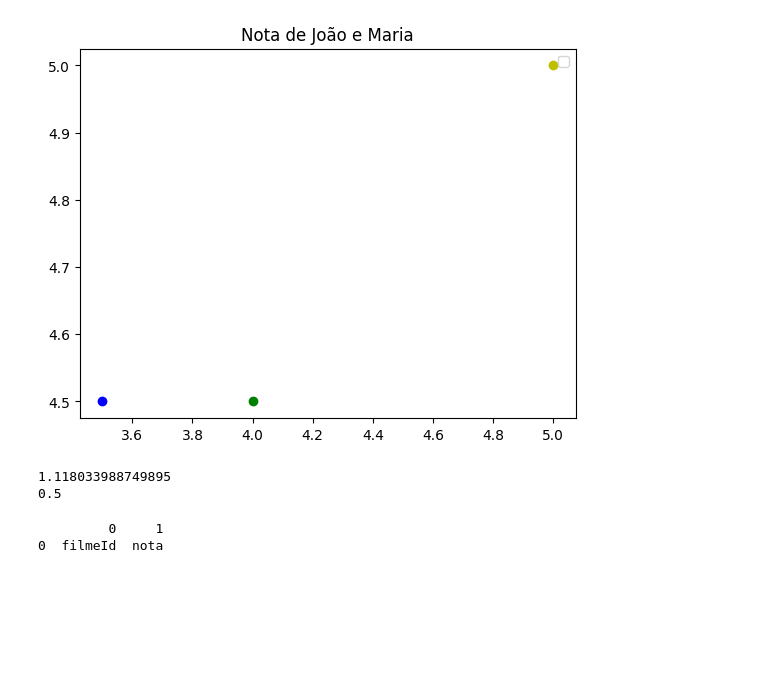
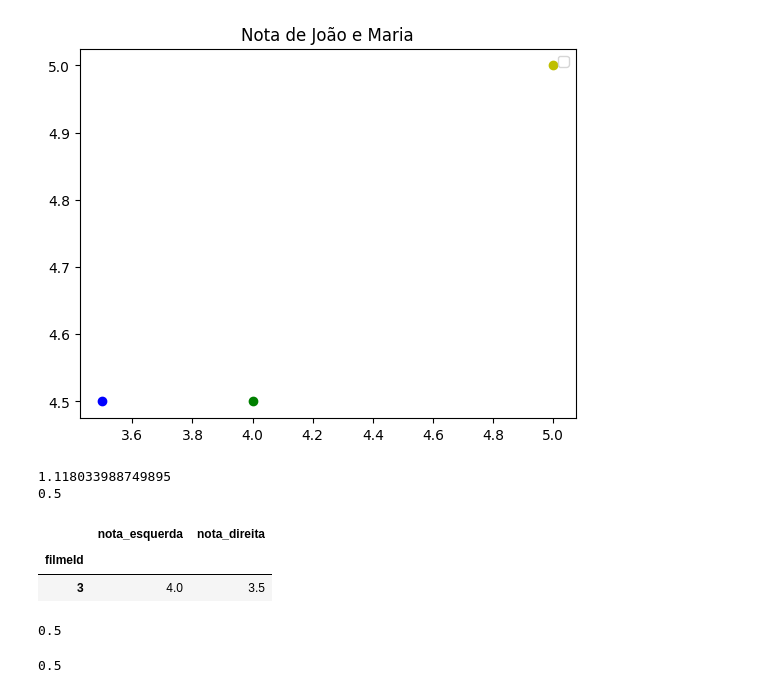
Before and after one commit to MatheusFarias15/Machine-Learning-para-Negocios-Digitais, a Jupyter notebook: Machine_Learning_intro_a_sistema_de_recomendação_em_python.ipynb, the cells around one changed output. Saved outputs shown, nothing was run; the diff lists cells and outputs as text; code cells hidden in the pictures; blank space fills up the shorter version.

```diff
--- a/Machine_Learning_intro_a_sistema_de_recomendação_em_python.ipynb
+++ b/Machine_Learning_intro_a_sistema_de_recomendação_em_python.ipynb
@@ -207,9 +207,22 @@ print(pitagoras(joao , joaquina))
 def distancia (a,b):
   return np.linalg.norm(a - b)
 # %%
-notas_do_usuario = notas.query("usuarioId ==5")
-notas_do_usuario = [("filmeId", "nota")].set_index("filmeId")
-notas_do_usuario
+def notas_do_usuario(usuario):
+  notas_do_usuario = notas.query("usuarioId == %d" % usuario)
+  notas_do_usuario = notas_do_usuario[["filmeId","nota"]].set_index("filmeId")
+  return notas_do_usuario
-# %% [output]
-         0     1
-0  filmeId  nota
+# %%
+usuario1 = notas_do_usuario(1)
+usuario2 = notas_do_usuario(100)
+
+distancias = usuario1.join(usuario2, lsuffix="_esquerda", rsuffix="_direita").head().dropna()
+distancias
+# %% [output]
+|  | nota_esquerda | nota_direita |
+| filmeId |  |  |
+| 3 | 4.0 | 3.5 |
+# %%
+distancia = pitagoras(distancias["nota_esquerda"] , distancias["nota_direita"])
+distancia
+# %% [output]
+0.5
@@ -215,0 +235,4 @@ notas_do_usuario
+# %%
+distancia_de_usuarios(1,100)
+# %% [output]
+0.5
```
Also changed, not shown: parts of 1 cell of this notebook.
